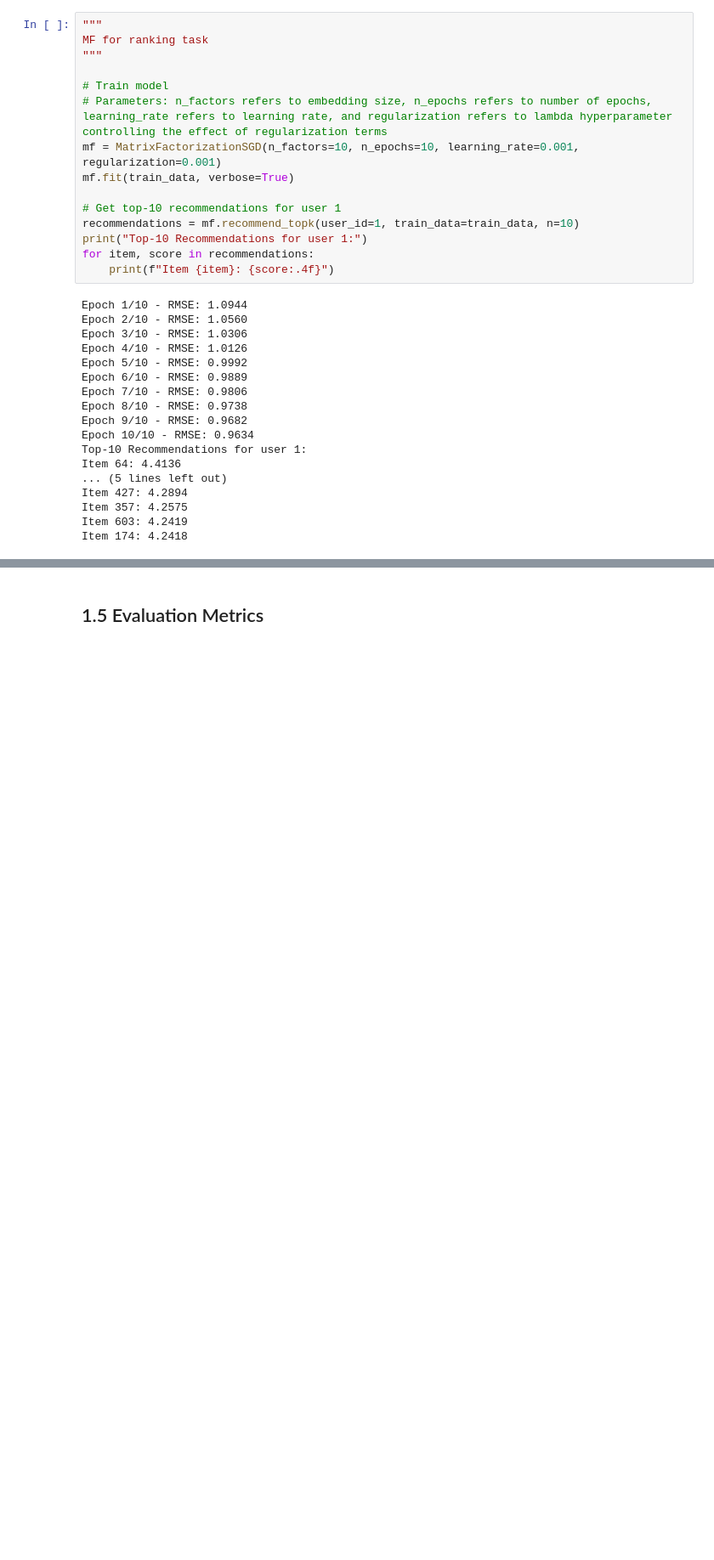
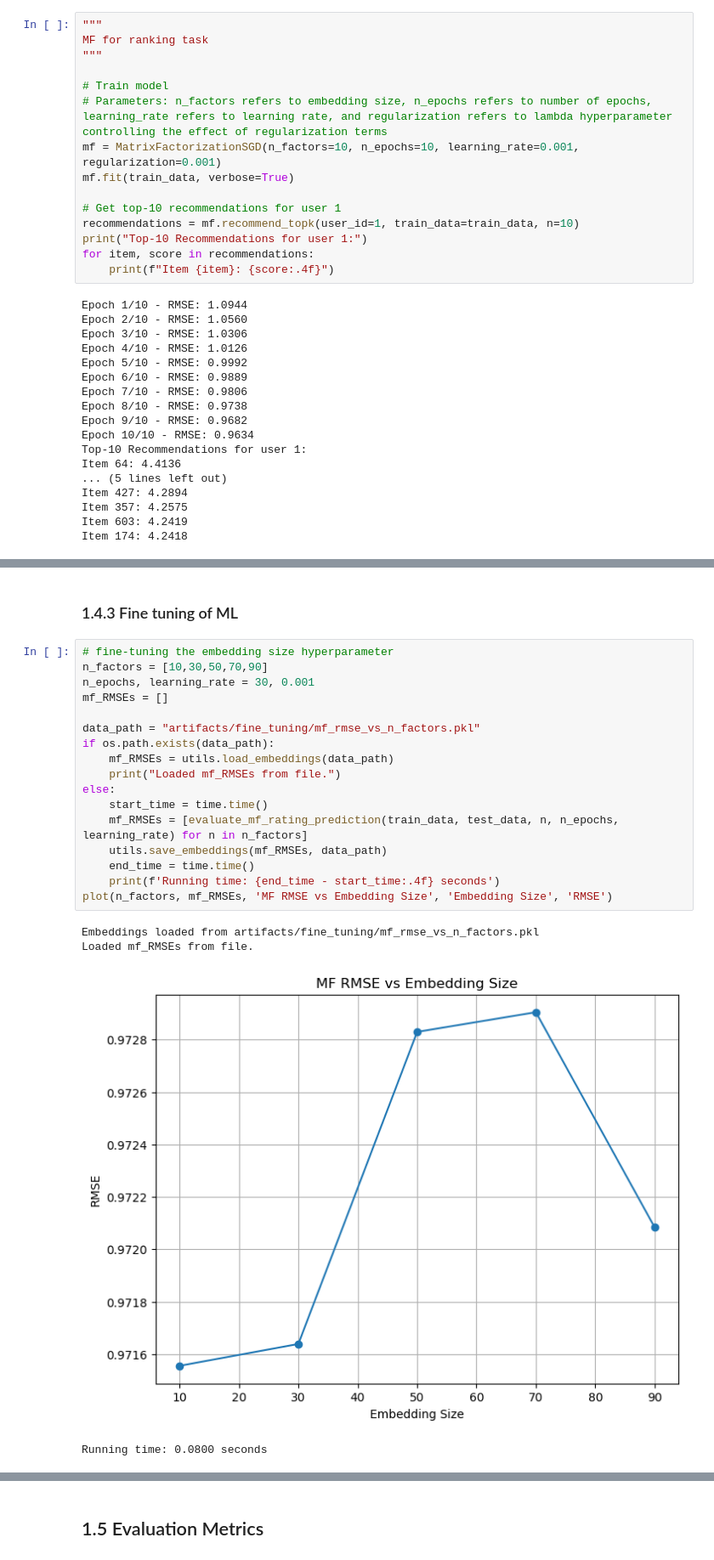
Before and after one commit to HJYblur/RecommenderSystem, a Jupyter notebook: Project-RecSys/group2.ipynb, the cells around one changed output, grey strips where cells are left out. Shown at 85% size. Cells and saved outputs as stored; diff of their text form; blank space fills up the shorter version.

```diff
--- a/Project-RecSys/group2.ipynb
+++ b/Project-RecSys/group2.ipynb
@@ -1089,0 +1333,24 @@ Item 174: 4.2418
+# %% [markdown]
+### 1.4.3 Fine tuning of ML
+# %%
+# fine-tuning the embedding size hyperparameter
+n_factors = [10,30,50,70,90]
+n_epochs, learning_rate = 30, 0.001
+mf_RMSEs = []
+
+data_path = "artifacts/fine_tuning/mf_rmse_vs_n_factors.pkl"
+if os.path.exists(data_path):
+    mf_RMSEs = utils.load_embeddings(data_path)
+    print("Loaded mf_RMSEs from file.")
+else:
+    start_time = time.time()
+    mf_RMSEs = [evaluate_mf_rating_prediction(train_data, test_data, n, n_epochs, learning_rate) for n in n_factors]
+    utils.save_embeddings(mf_RMSEs, data_path)
+    end_time = time.time()
+    print(f'Running time: {end_time - start_time:.4f} seconds')
+plot(n_factors, mf_RMSEs, 'MF RMSE vs Embedding Size', 'Embedding Size', 'RMSE')
+# %% [output]
+Embeddings loaded from artifacts/fine_tuning/mf_rmse_vs_n_factors.pkl
+Loaded mf_RMSEs from file.
+[figure, added]
+Running time: 0.0800 seconds
```
Also changed, not shown: parts of 33 cells of this notebook, 6 other files.
